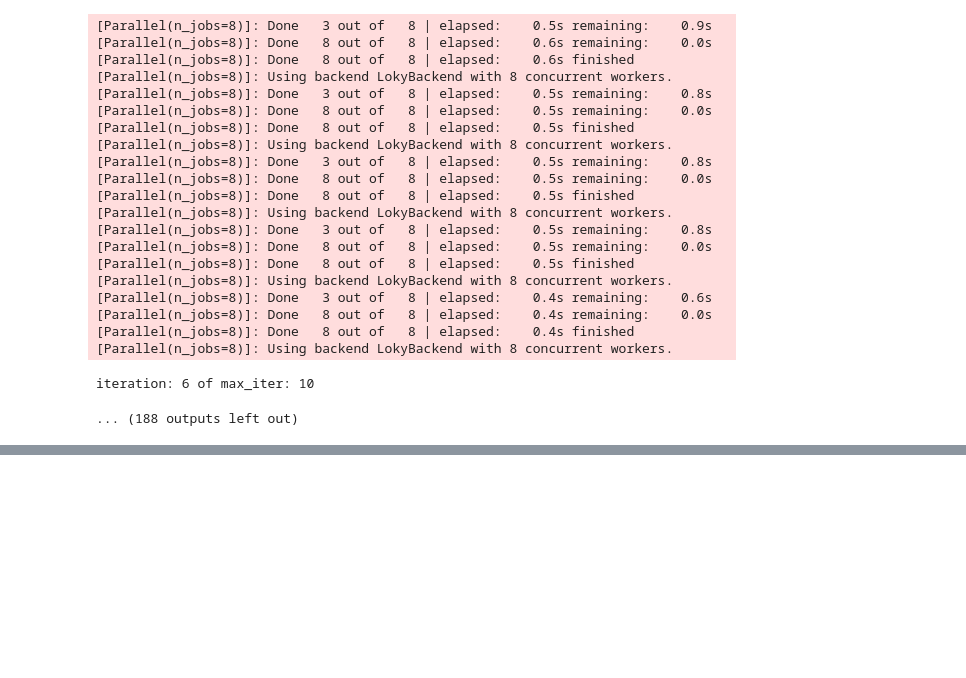
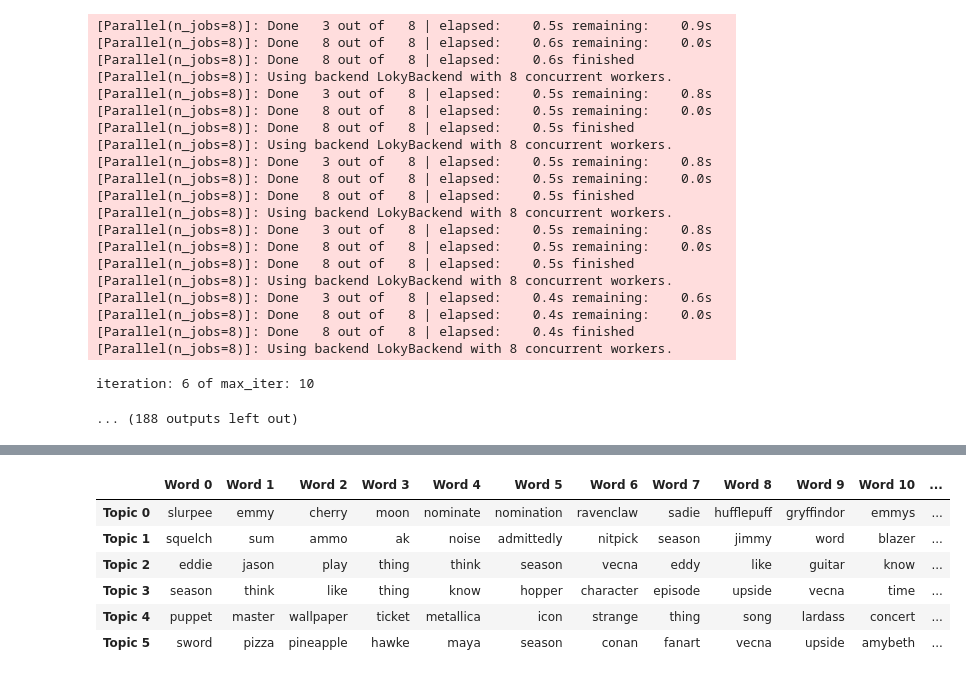
Before and after one commit to limesarelife/Milestone2, a Jupyter notebook: Backup_696_M2/unsupervised_subreddit_full_posts_lda.ipynb, the cells around one changed output, grey strips where cells are left out. Drawn from its saved outputs; the diff is of its cells as text; code cells hidden in the pictures; blank space fills up the shorter version.

```diff
--- a/Backup_696_M2/unsupervised_subreddit_full_posts_lda.ipynb
+++ b/Backup_696_M2/unsupervised_subreddit_full_posts_lda.ipynb
@@ -328,7 +361,9 @@ plt.legend(title='Learning decay', loc='best');
 number_topics = 6
 number_words = 10
 # Create and fit the LDA model
-lda_fin = LDA(n_components=number_topics, n_jobs=-1, learning_decay=0.9)
+lda_fin = LDA(n_components=number_topics, n_jobs=-1,
+              learning_decay=0.9,learning_method='online',
+              batch_size = 5000,max_iter=10,random_state = 100)
 
 #LatentDirichletAllocation(batch_size=128, doc_topic_prior=None,
 #             evaluate_every=-1, learning_decay=0.9, learning_method=None,
@@ -336,13 +371,5 @@ lda_fin = LDA(n_components=number_topics, n_jobs=-1, learning_decay=0.9)
 #             mean_change_tol=0.001, n_components=6, n_jobs=-1,
 #             n_topics=None, perp_tol=0.1, random_state=None,
 #             topic_word_prior=True, total_samples=1000000.0, verbose=0)
-# Helper function
-def print_topics(model,n_top_words):
-    words = vocab
-    for topic_idx, topic in enumerate(model.components_):
-        print("\nTopic #%d:" % topic_idx)
-        print(" ".join([words[i]
-                        for i in topic.argsort()[:-n_top_words - 1:-1]]))
-# Print the topics found by the LDA model
-print("Topics found via LDA:")
-print_topics(lda, number_words)
+# %%
+lda_fin.fit(tf_idf)
@@ -349,3 +411,26 @@ print_topics(lda, number_words)
+# %%
+# Show top n keywords for each topic
+def show_topics(vectorizer, lda_model, n_words):
+    keywords = np.array(vectorizer.get_feature_names_out())
+    topic_keywords = []
+    for topic_weights in lda_model.components_:
+        top_keyword_locs = (topic_weights).argsort()[::-1][:n_words]
+        topic_keywords.append(keywords.take(top_keyword_locs))
+    return topic_keywords
+topic_keywords = show_topics(vectorizer=tf_idf_vectorizor, lda_model=lda_fin,n_words =15)
+# Topic - Keywords Dataframe
+df_topic_keywords = pd.DataFrame(topic_keywords)
+df_topic_keywords.columns = ['Word '+str(i) for i in range(df_topic_keywords.shape[1])]
+df_topic_keywords.index = ['Topic '+str(i) for i in range(df_topic_keywords.shape[0])]
+df_topic_keywords
+# %% [output]
+|  | Word 0 | Word 1 | Word 2 | Word 3 | Word 4 | Word 5 | Word 6 | Word 7 | Word 8 | Word 9 | Word 10 | ... |
+| Topic 0 | slurpee | emmy | cherry | moon | nominate | nomination | ravenclaw | sadie | hufflepuff | gryffindor | emmys | ... |
+| Topic 1 | squelch | sum | ammo | ak | noise | admittedly | nitpick | season | jimmy | word | blazer | ... |
+| Topic 2 | eddie | jason | play | thing | think | season | vecna | eddy | like | guitar | know | ... |
+| Topic 3 | season | think | like | thing | know | hopper | character | episode | upside | vecna | time | ... |
+| Topic 4 | puppet | master | wallpaper | ticket | metallica | icon | strange | thing | song | lardass | concert | ... |
+| Topic 5 | sword | pizza | pineapple | hawke | maya | season | conan | fanart | vecna | upside | amybeth | ... |
 # %%
 import pyLDAvis
 import pyLDAvis.sklearn
```
Also changed, not shown: parts of 8 cells of this notebook.
